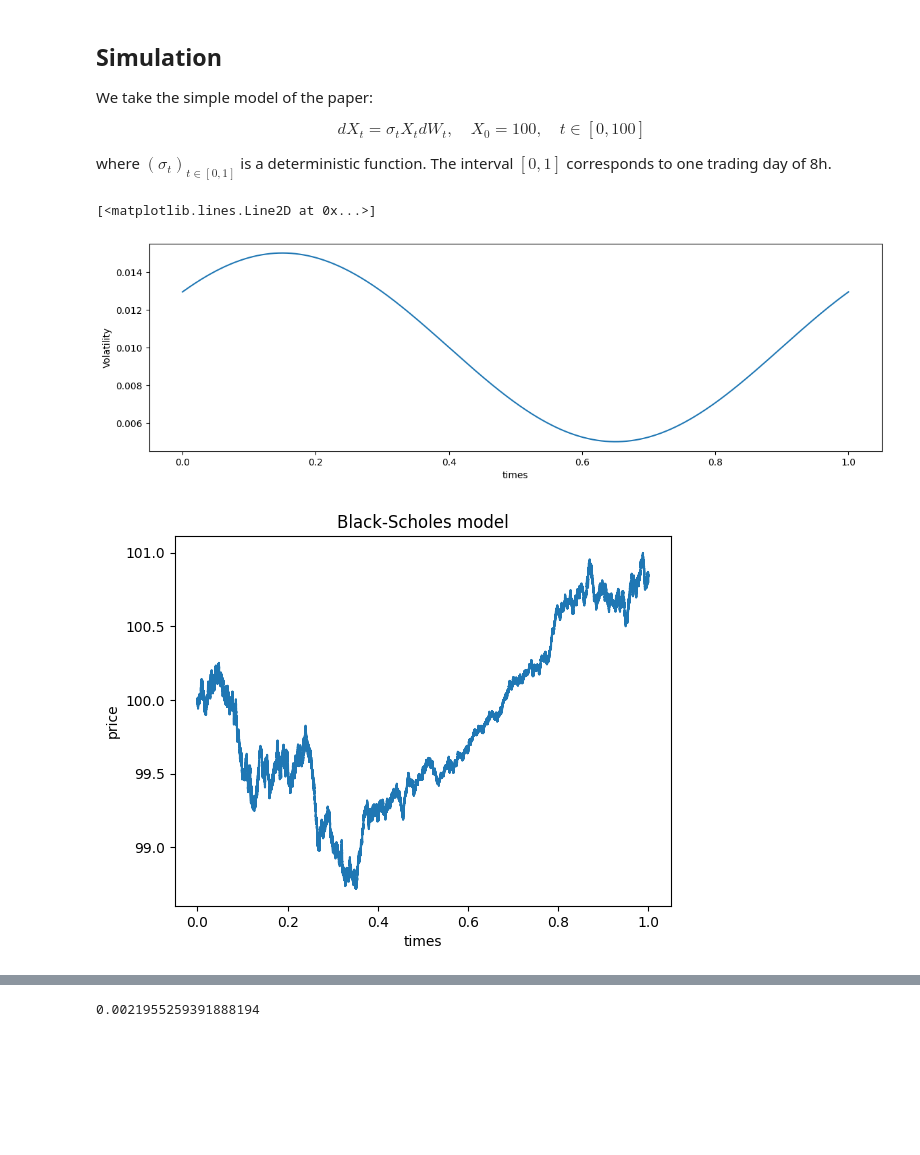
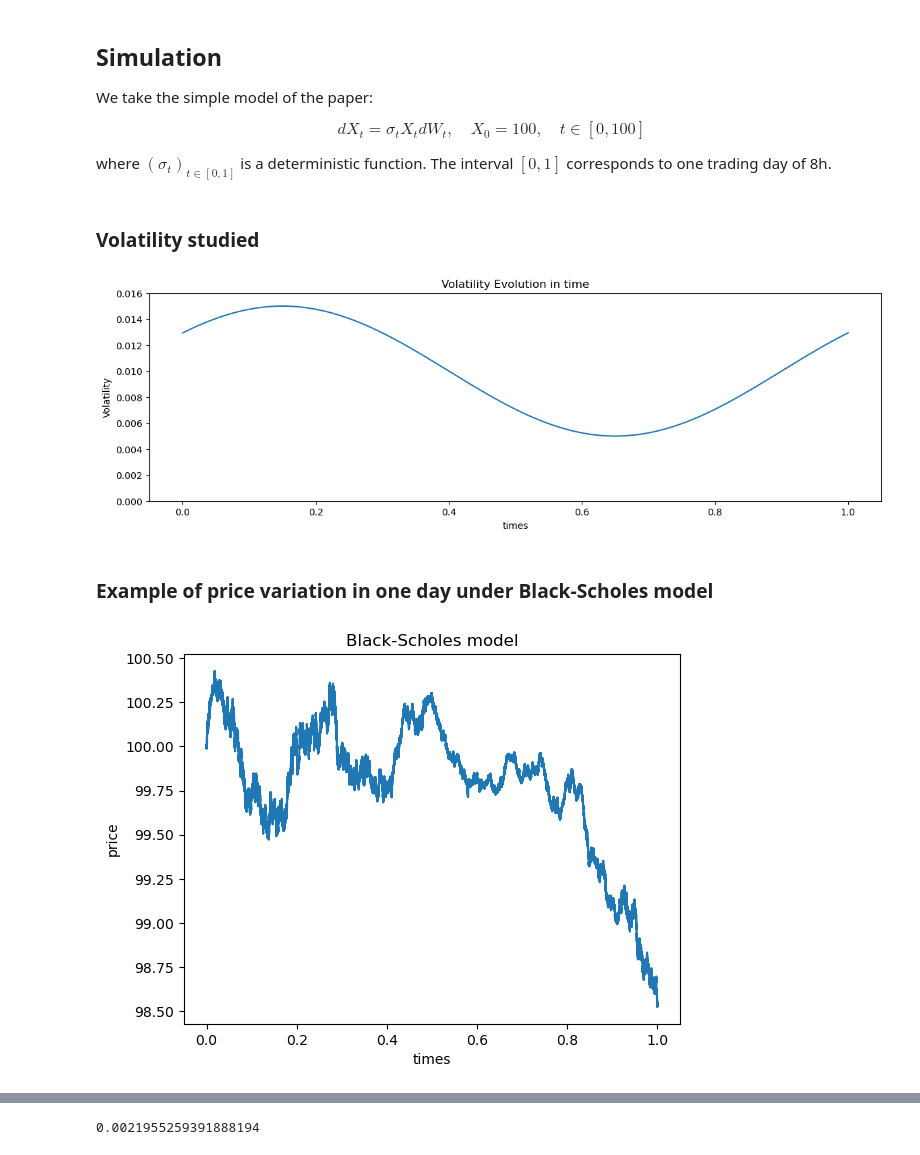
Before and after one commit to nicolassinott/HFT, a Jupyter notebook: notebooks/Uncertainty_zones/model.ipynb, the cells around one changed output, grey strips where cells are left out. Drawn from its saved outputs; the diff is of its cells as text; code cells hidden in the pictures; blank space fills up the shorter version.

Commit message:
implementing observed_price function and reproducing paper plots

```diff
--- a/notebooks/Uncertainty_zones/model.ipynb
+++ b/notebooks/Uncertainty_zones/model.ipynb
@@ -61,15 +62,21 @@ dt = T / mesh
+# %% [markdown]
+### Volatility studied
 # %%
 def estimated_real_volatility(x: np.ndarray) -> np.ndarray:
     return (1 + np.sin(2 * np.pi * (x + 0.1))) * (0.01 / 2) + 0.005
 
 t = np.arange(0, T, dt)
 plt.figure(figsize=(14, 4))
+plt.plot(t, estimated_real_volatility(t))
 plt.xlabel('times')
+plt.ylim(0,0.016)
 plt.ylabel('Volatility')
-plt.plot(t, estimated_real_volatility(t))
+plt.title('Volatility Evolution in time')
+plt.show()
 # %% [output]
-[<matplotlib.lines.Line2D at 0x...>]
-[figure, old version]
+[figure, new version]
+# %% [markdown]
+### Example of price variation in one day under Black-Scholes model
 # %%
 def black_scholes(mu: float, sigma: np.ndarray, S0: float, dt:float, t: np.ndarray) -> np.ndarray:
     W = np.random.normal(0, 1, mesh)
@@ -77,7 +84,6 @@ def black_scholes(mu: float, sigma: np.ndarray, S0: float, dt:float, t: np.ndarr
     return S0 * np.exp((mu - 0.5 * sigma ** 2) * t + sigma * W)
 
 
-mu = 0
 S0 = X0
 sigma = estimated_real_volatility(t)
 plt.plot(t, black_scholes(mu, sigma, S0, dt, t))
@@ -86,4 +92,4 @@ plt.xlabel("times")
 plt.ylabel("price")
 plt.show()
 # %% [output]
-[figure, old version]
+[figure, new version]
```
Also changed, not shown: parts of 11 cells of this notebook.
